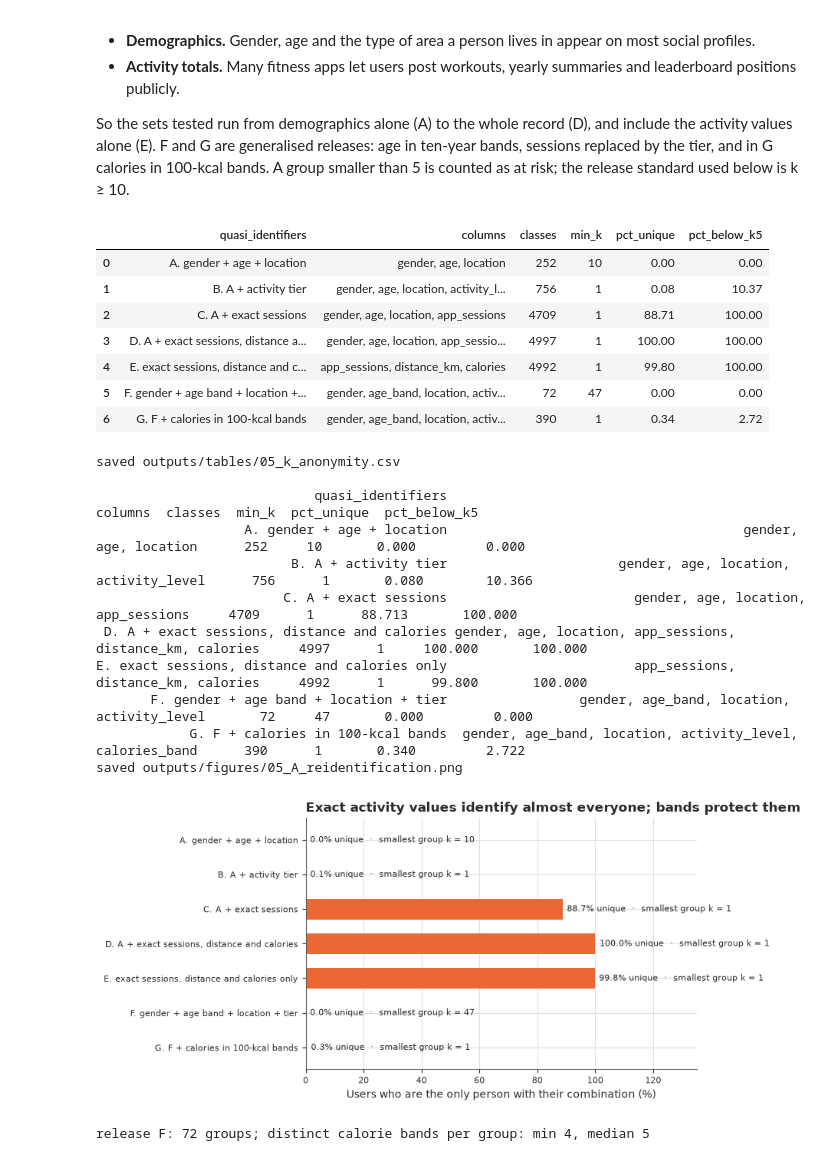
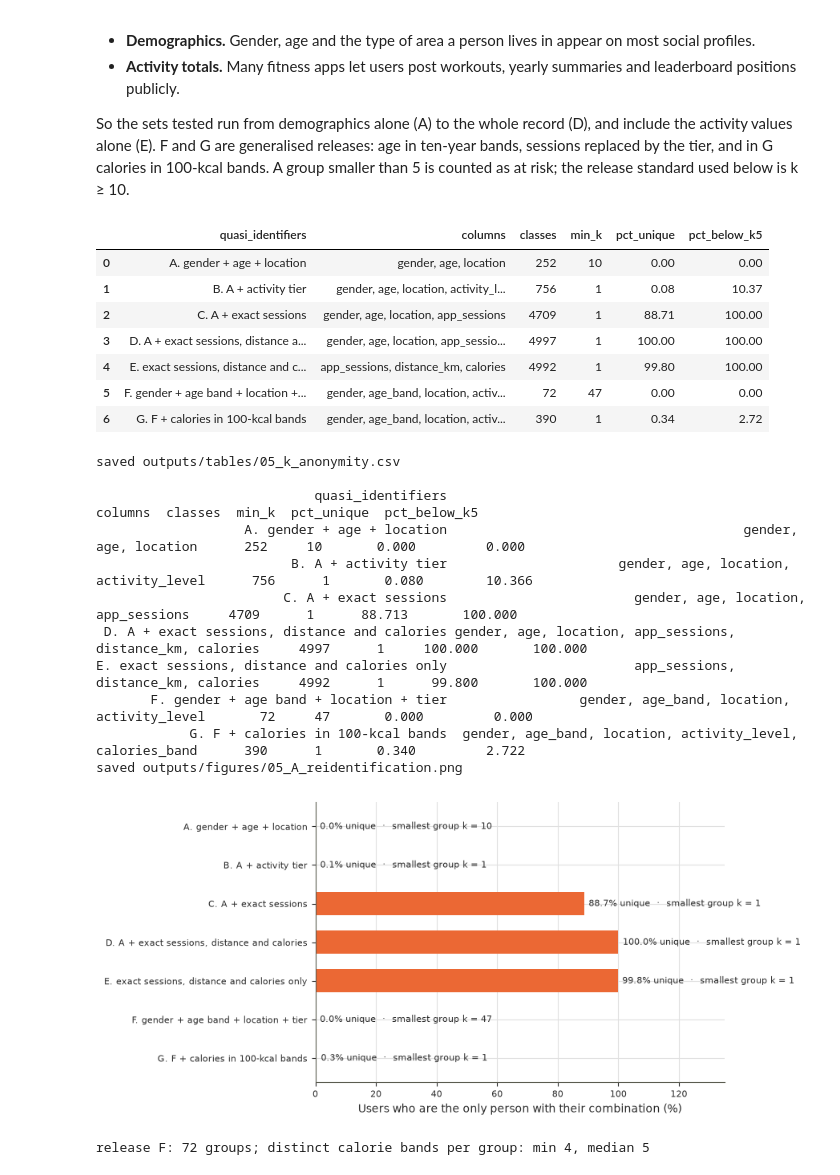
Before and after one commit to eirikrbe/MSE803-DA, a Jupyter notebook: Ass 2/Ass2-Fitness/notebooks/Ass2-Fitness_05_ethics.ipynb, the cells around one changed output. Cells and saved outputs as stored; diff of their text form; code cells hidden in the pictures.

```diff
--- a/Ass 2/Ass2-Fitness/notebooks/Ass2-Fitness_05_ethics.ipynb
+++ b/Ass 2/Ass2-Fitness/notebooks/Ass2-Fitness_05_ethics.ipynb
@@ -133,35 +133,34 @@ fig, ax = plt.subplots(figsize=(8.6, 4.2))
 y = np.arange(len(kanon))[::-1]
 colours = [PALETTE['alert'] if v > 5 else PALETTE['accent'] for v in kanon['pct_below_k5']]
 ax.barh(y, kanon['pct_unique'], color=colours, height=0.6)
 for yi, (u, k) in zip(y, zip(kanon['pct_unique'], kanon['min_k'])):
     ax.text(u + 1.5, yi, f'{u:.1f}% unique  ·  smallest group k = {k}', va='center', fontsize=8)
 ax.set_yticks(y, kanon['quasi_identifiers'])
 ax.set_xlim(0, 135); ax.set_xlabel('Users who are the only person with their combination (%)')
-ax.set_title('Exact activity values identify almost everyone; bands protect them')
 fig.tight_layout()
 save_fig(fig, '05_A_reidentification')
 plt.show()
 # %% [output]
 |  | quasi_identifiers | columns | classes | min_k | pct_unique | pct_below_k5 |
 | 0 | A. gender + age + location | gender, age, location | 252 | 10 | 0.00 | 0.00 |
 | 1 | B. A + activity tier | gender, age, location, activity_l... | 756 | 1 | 0.08 | 10.37 |
 | 2 | C. A + exact sessions | gender, age, location, app_sessions | 4709 | 1 | 88.71 | 100.00 |
 | 3 | D. A + exact sessions, distance a... | gender, age, location, app_sessio... | 4997 | 1 | 100.00 | 100.00 |
 | 4 | E. exact sessions, distance and c... | app_sessions, distance_km, calories | 4992 | 1 | 99.80 | 100.00 |
 | 5 | F. gender + age band + location +... | gender, age_band, location, activ... | 72 | 47 | 0.00 | 0.00 |
 | 6 | G. F + calories in 100-kcal bands | gender, age_band, location, activ... | 390 | 1 | 0.34 | 2.72 |
 saved outputs/tables/05_k_anonymity.csv
 
                             quasi_identifiers                                                    columns  classes  min_k  pct_unique  pct_below_k5
                    A. gender + age + location                                      gender, age, location      252     10       0.000         0.000
                          B. A + activity tier                      gender, age, location, activity_level      756      1       0.080        10.366
                         C. A + exact sessions                        gender, age, location, app_sessions     4709      1      88.713       100.000
  D. A + exact sessions, distance and calories gender, age, location, app_sessions, distance_km, calories     4997      1     100.000       100.000
 E. exact sessions, distance and calories only                        app_sessions, distance_km, calories     4992      1      99.800       100.000
        F. gender + age band + location + tier                 gender, age_band, location, activity_level       72     47       0.000         0.000
             G. F + calories in 100-kcal bands  gender, age_band, location, activity_level, calories_band      390      1       0.340         2.722
 saved outputs/figures/05_A_reidentification.png
-[figure, old version]
+[figure, new version]
 # %%
 # l-diversity for release F: how many distinct calorie bands does each released group contain?
 F = QI['F. gender + age band + location + tier']
```
Also changed, not shown: 7 other files.
